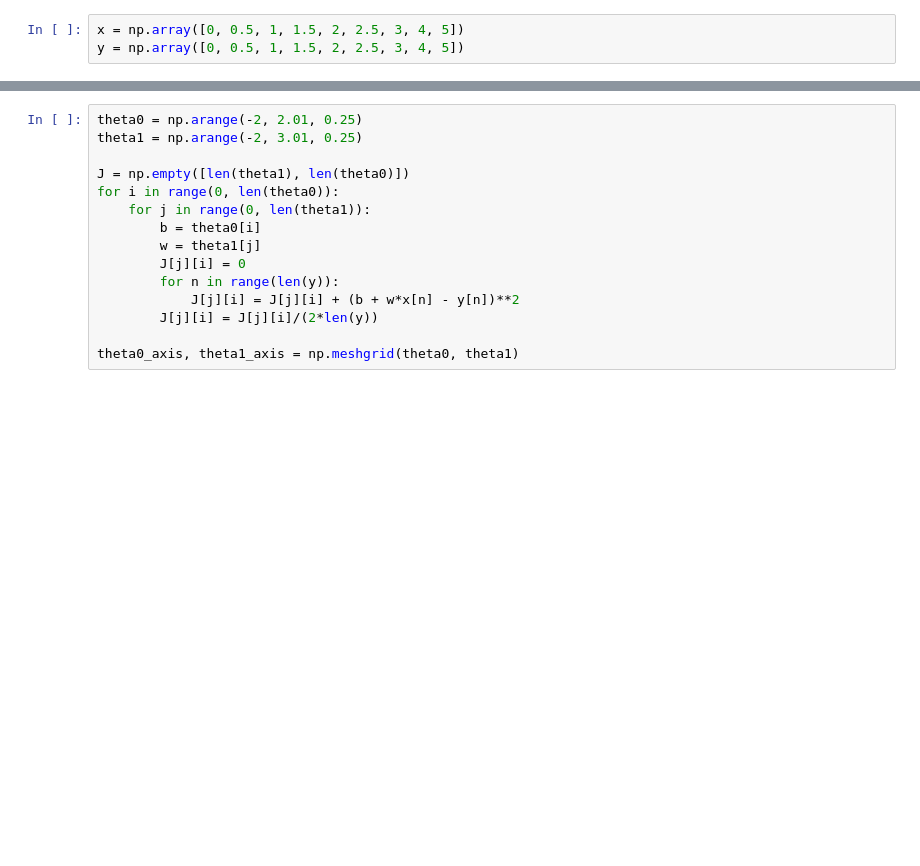
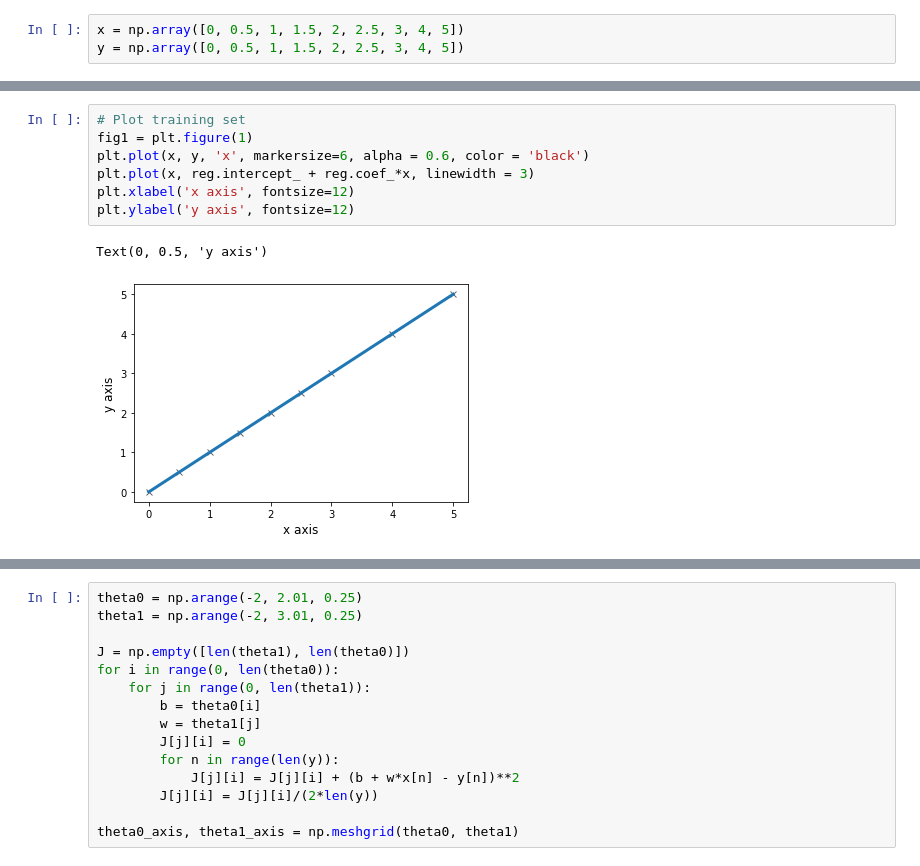
Before and after one commit to A2Zntu/ML_HW, a Jupyter notebook: Lab3/GradientDescent_Lab3.ipynb, the cells around one changed output, grey strips where cells are left out. Drawn from its saved outputs; the diff is of its cells as text; blank space fills up the shorter version.

```diff
--- a/Lab3/GradientDescent_Lab3.ipynb
+++ b/Lab3/GradientDescent_Lab3.ipynb
@@ -17,0 +28,10 @@ plt.plot(x, y, 'x')
+# %%
+# Plot training set
+fig1 = plt.figure(1)
+plt.plot(x, y, 'x', markersize=6, alpha = 0.6, color = 'black')
+plt.plot(x, reg.intercept_ + reg.coef_*x, linewidth = 3)
+plt.xlabel('x axis', fontsize=12)
+plt.ylabel('y axis', fontsize=12)
+# %% [output]
+Text(0, 0.5, 'y axis')
+[figure, added]
```
Also changed, not shown: parts of 15 cells of this notebook, 1 other file.
